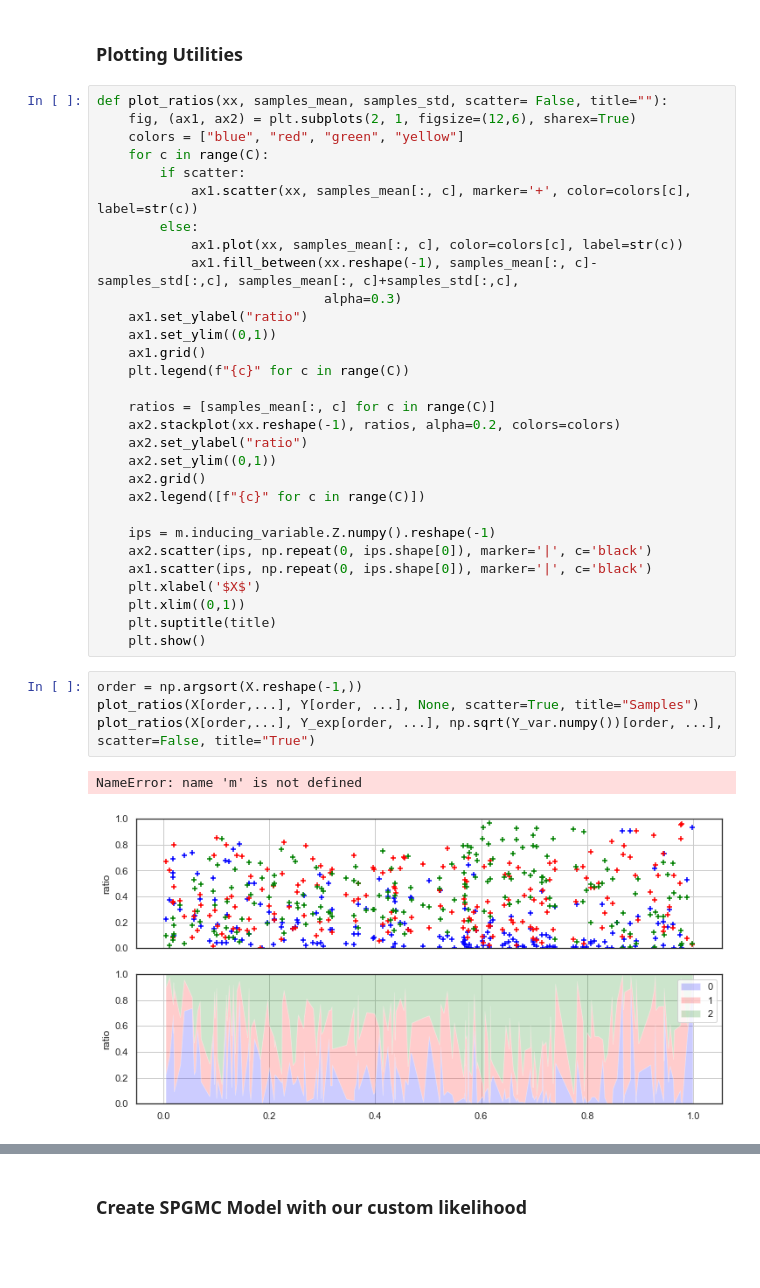
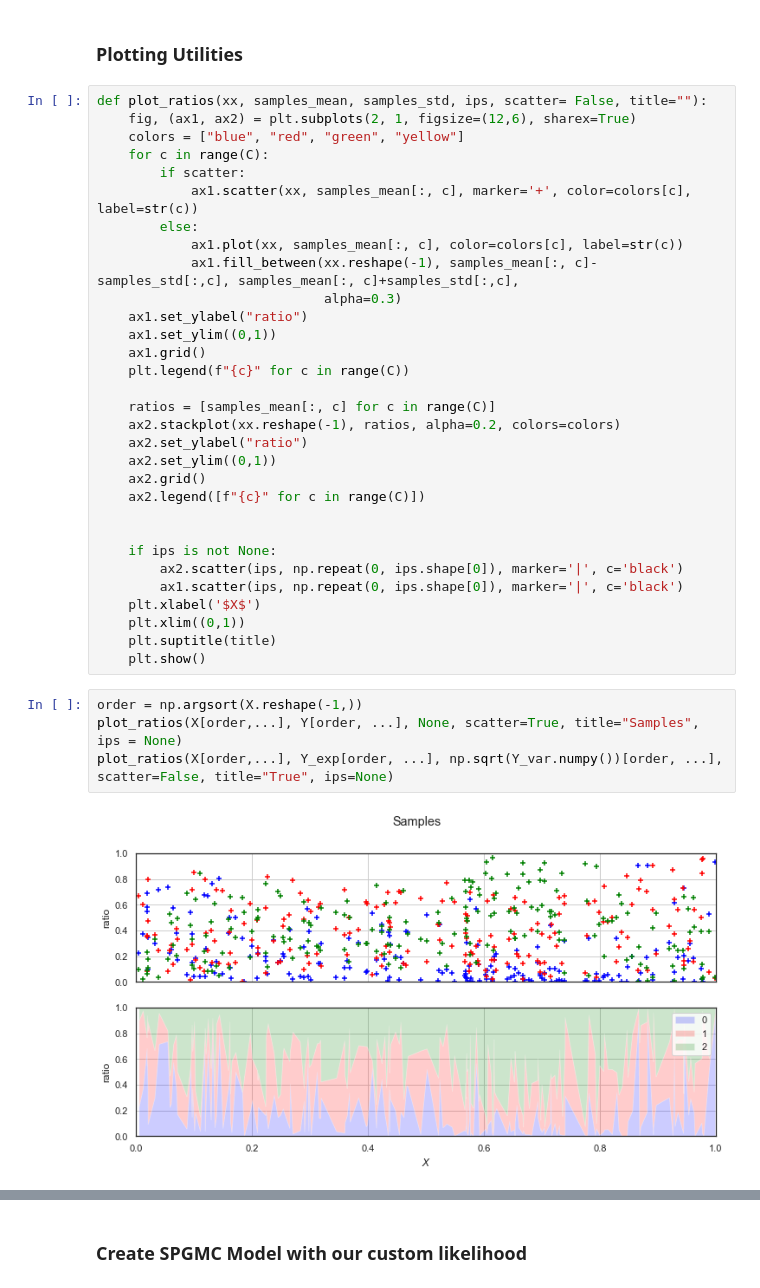
Before and after one commit to FabricioArendTorres/DirichletSVGP, a Jupyter notebook: sample_data.ipynb, the cells around one changed output, grey strips where cells are left out. Cells and saved outputs as stored; diff of their text form; blank space fills up the shorter version.

Commit message:
fixed plotting

```diff
--- a/sample_data.ipynb
+++ b/sample_data.ipynb
@@ -146,7 +146,7 @@ dataset = tf.data.Dataset.from_tensor_slices((X, a_expectation)).shuffle(N).batc
 # %% [markdown]
 <h3>Plotting Utilities</h3>
 # %%
-def plot_ratios(xx, samples_mean, samples_std, scatter= False, title=""):
+def plot_ratios(xx, samples_mean, samples_std, ips, scatter= False, title=""):
     fig, (ax1, ax2) = plt.subplots(2, 1, figsize=(12,6), sharex=True)
     colors = ["blue", "red", "green", "yellow"]
     for c in range(C):
@@ -168,17 +168,17 @@ def plot_ratios(xx, samples_mean, samples_std, scatter= False, title=""):
     ax2.grid()
     ax2.legend([f"{c}" for c in range(C)])
 
-    ips = m.inducing_variable.Z.numpy().reshape(-1)
-    ax2.scatter(ips, np.repeat(0, ips.shape[0]), marker='|', c='black')
-    ax1.scatter(ips, np.repeat(0, ips.shape[0]), marker='|', c='black')
+
+    if ips is not None:
+        ax2.scatter(ips, np.repeat(0, ips.shape[0]), marker='|', c='black')
+        ax1.scatter(ips, np.repeat(0, ips.shape[0]), marker='|', c='black')
     plt.xlabel('$X$')
     plt.xlim((0,1))
     plt.suptitle(title)
     plt.show()
 # %%
 order = np.argsort(X.reshape(-1,))
-plot_ratios(X[order,...], Y[order, ...], None, scatter=True, title="Samples")
-plot_ratios(X[order,...], Y_exp[order, ...], np.sqrt(Y_var.numpy())[order, ...], scatter=False, title="True")
+plot_ratios(X[order,...], Y[order, ...], None, scatter=True, title="Samples", ips = None)
+plot_ratios(X[order,...], Y_exp[order, ...], np.sqrt(Y_var.numpy())[order, ...], scatter=False, title="True", ips=None)
 # %% [output]
-NameError: name 'm' is not defined
-[figure, old version]
+[figure, new version]
```
Also changed, not shown: parts of 4 cells of this notebook.
